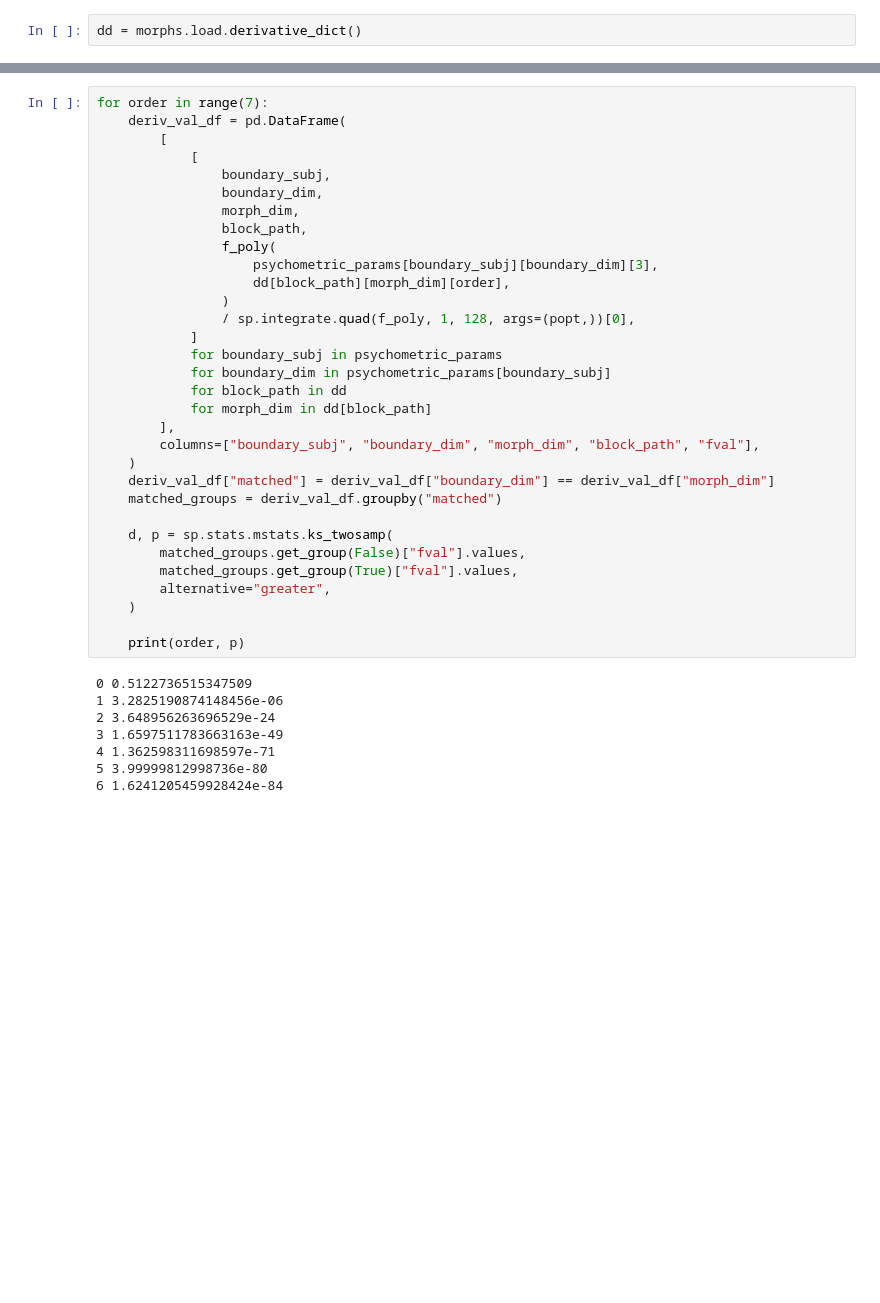
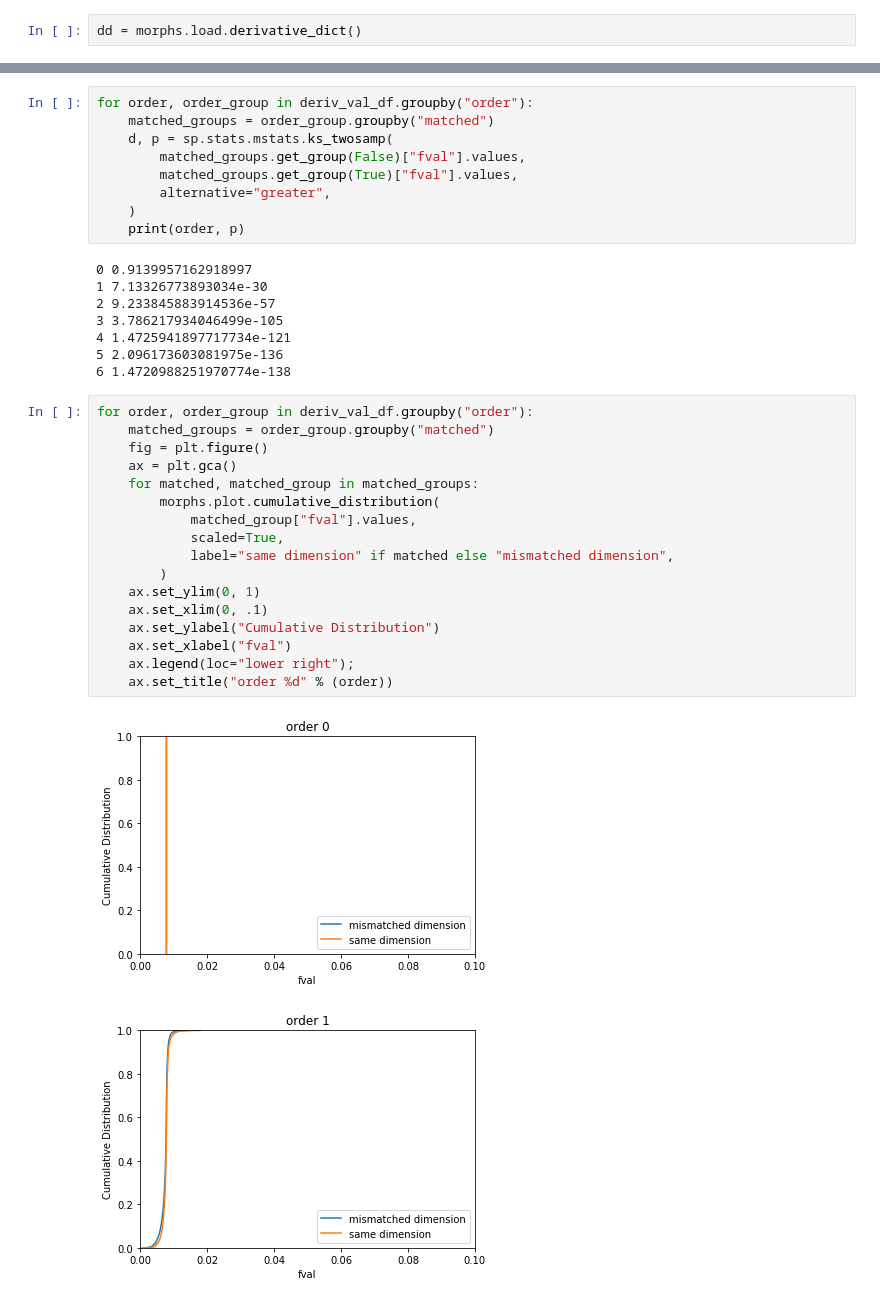
Before and after one commit to MarvinT/morphs, a Jupyter notebook: notebooks/supplemental/2.5-mjt-derivative-blocks.ipynb, the cells around one changed output, grey strips where cells are left out. Saved outputs shown, nothing was run; the diff lists cells and outputs as text; blank space fills up the shorter version.

Commit message:
faster with cumulative dist

```diff
--- a/notebooks/supplemental/2.5-mjt-derivative-blocks.ipynb
+++ b/notebooks/supplemental/2.5-mjt-derivative-blocks.ipynb
@@ -67,40 +108,37 @@ for morph_dim in {dim for subj in psychometric_params for dim in psychometric_pa
 # %%
-for order in range(7):
-    deriv_val_df = pd.DataFrame(
-        [
-            [
-                boundary_subj,
-                boundary_dim,
-                morph_dim,
-                block_path,
-                f_poly(
-                    psychometric_params[boundary_subj][boundary_dim][3],
-                    dd[block_path][morph_dim][order],
-                )
-                / sp.integrate.quad(f_poly, 1, 128, args=(popt,))[0],
-            ]
-            for boundary_subj in psychometric_params
-            for boundary_dim in psychometric_params[boundary_subj]
-            for block_path in dd
-            for morph_dim in dd[block_path]
-        ],
-        columns=["boundary_subj", "boundary_dim", "morph_dim", "block_path", "fval"],
-    )
-    deriv_val_df["matched"] = deriv_val_df["boundary_dim"] == deriv_val_df["morph_dim"]
-    matched_groups = deriv_val_df.groupby("matched")
-
+for order, order_group in deriv_val_df.groupby("order"):
+    matched_groups = order_group.groupby("matched")
     d, p = sp.stats.mstats.ks_twosamp(
         matched_groups.get_group(False)["fval"].values,
         matched_groups.get_group(True)["fval"].values,
         alternative="greater",
     )
-
     print(order, p)
 # %% [output]
-0 0.5122736515347509
-1 3.2825190874148456e-06
-2 3.648956263696529e-24
-3 1.6597511783663163e-49
-4 1.362598311698597e-71
-5 3.99999812998736e-80
-6 1.6241205459928424e-84
+0 0.9139957162918997
+1 7.13326773893034e-30
+2 9.233845883914536e-57
+3 3.786217934046499e-105
+4 1.4725941897717734e-121
+5 2.096173603081975e-136
+6 1.4720988251970774e-138
+# %%
+for order, order_group in deriv_val_df.groupby("order"):
+    matched_groups = order_group.groupby("matched")
+    fig = plt.figure()
+    ax = plt.gca()
+    for matched, matched_group in matched_groups:
+        morphs.plot.cumulative_distribution(
+            matched_group["fval"].values,
+            scaled=True,
+            label="same dimension" if matched else "mismatched dimension",
+        )
+    ax.set_ylim(0, 1)
+    ax.set_xlim(0, .1)
+    ax.set_ylabel("Cumulative Distribution")
+    ax.set_xlabel("fval")
+    ax.legend(loc="lower right");
+    ax.set_title("order %d" % (order))
+# %% [output]
+[figure, added]
+[figure, added]
```
Also changed, not shown: parts of 4 cells of this notebook.
